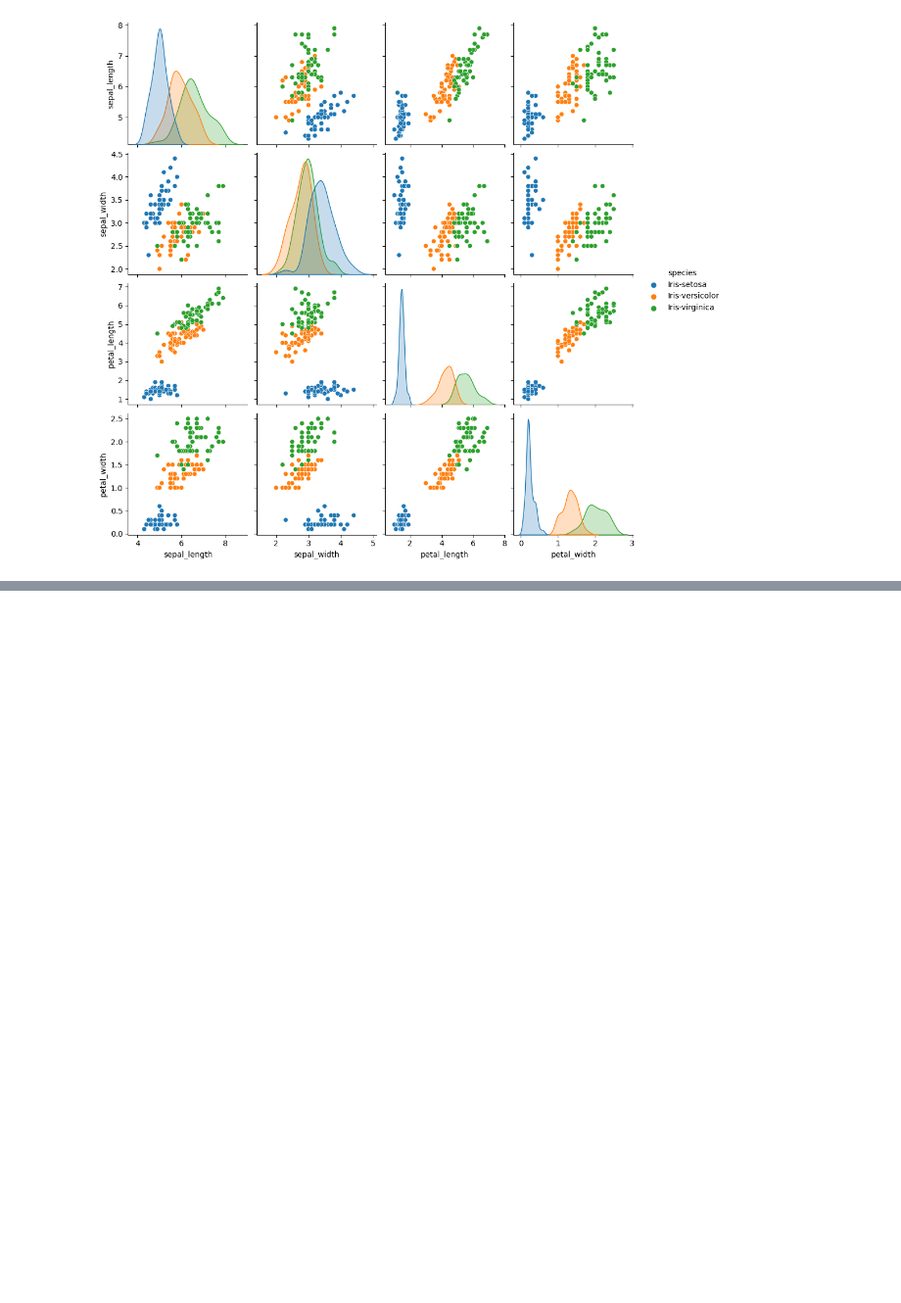
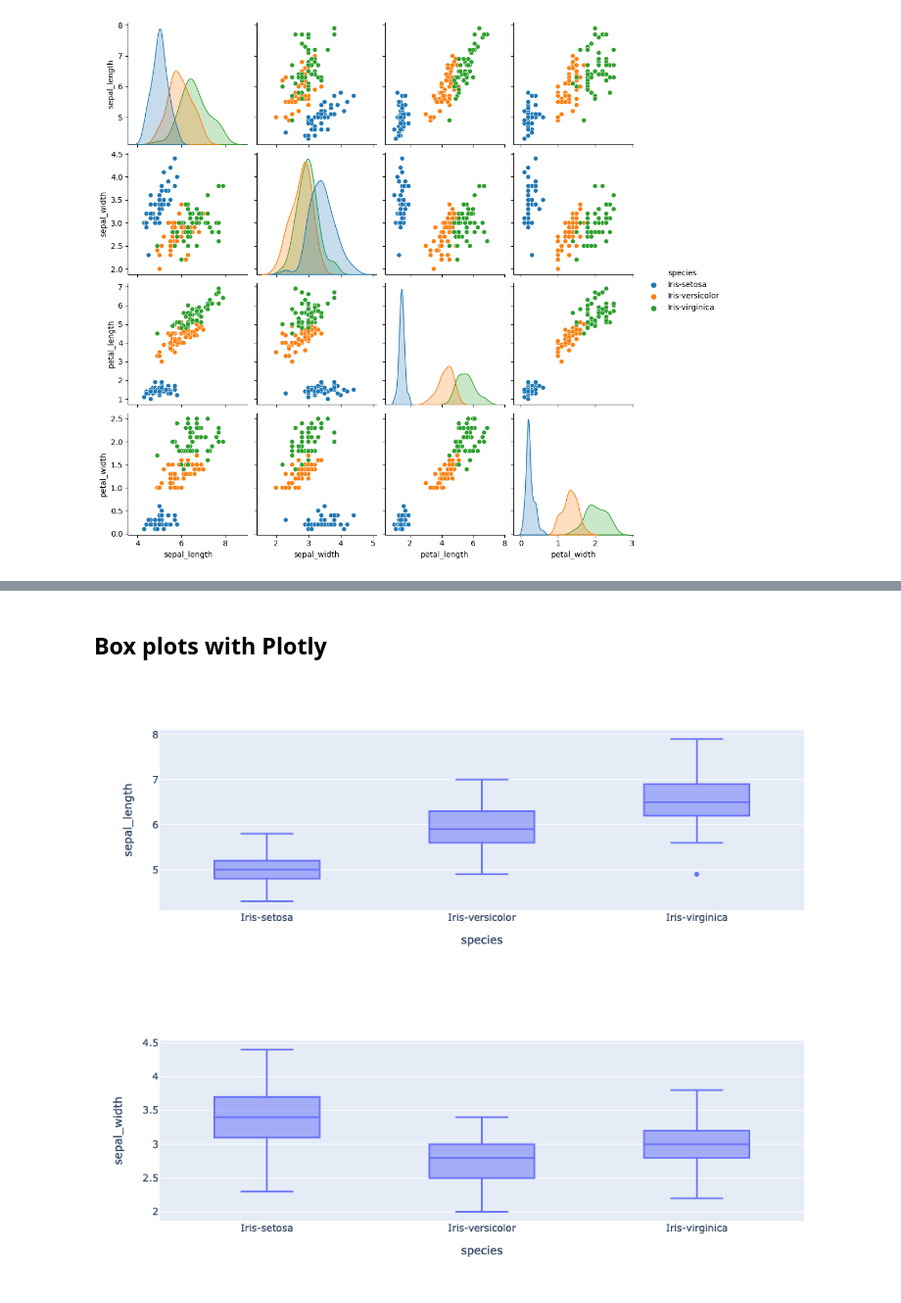
Before and after one commit to arpieb/adc2022-foss-ds-ml-tools, a Jupyter notebook: notebooks/02-pandas-dataviz.ipynb, the cells around one changed output, grey strips where cells are left out. Shown at 98% size. Cells and saved outputs as stored; diff of their text form; code cells hidden in the pictures; blank space fills up the shorter version.

```diff
--- a/notebooks/02-pandas-dataviz.ipynb
+++ b/notebooks/02-pandas-dataviz.ipynb
@@ -84,0 +82,13 @@ profile.to_notebook_iframe()
+# %% [markdown]
+## Box plots with Plotly
+# %%
+import plotly.express as px
+
+fig = px.box(df, x="species", y="sepal_length")
+fig.show()
+
+fig = px.box(df, x="species", y="sepal_width")
+fig.show()
+# %% [output]
+[figure, added]
+[figure, added]
```
Also changed, not shown: parts of 8 cells of this notebook, 7 other files.
